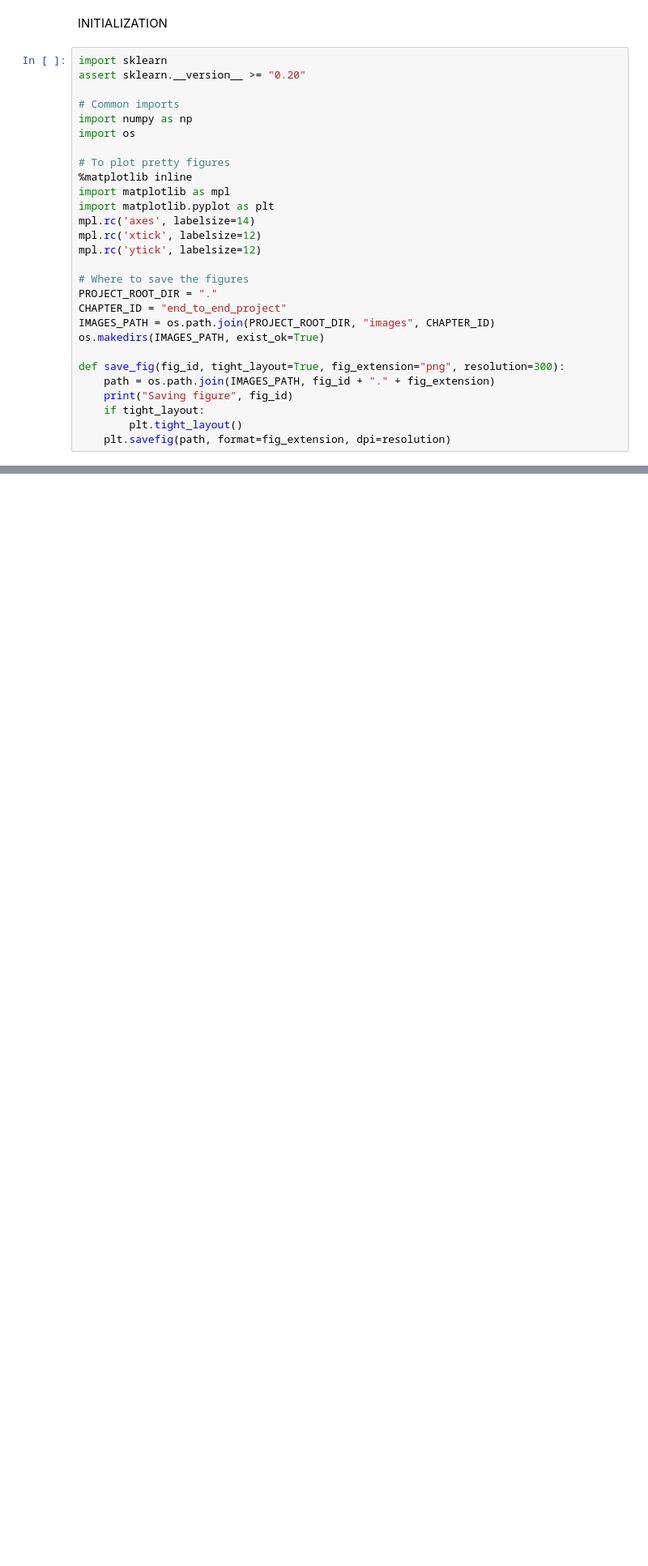
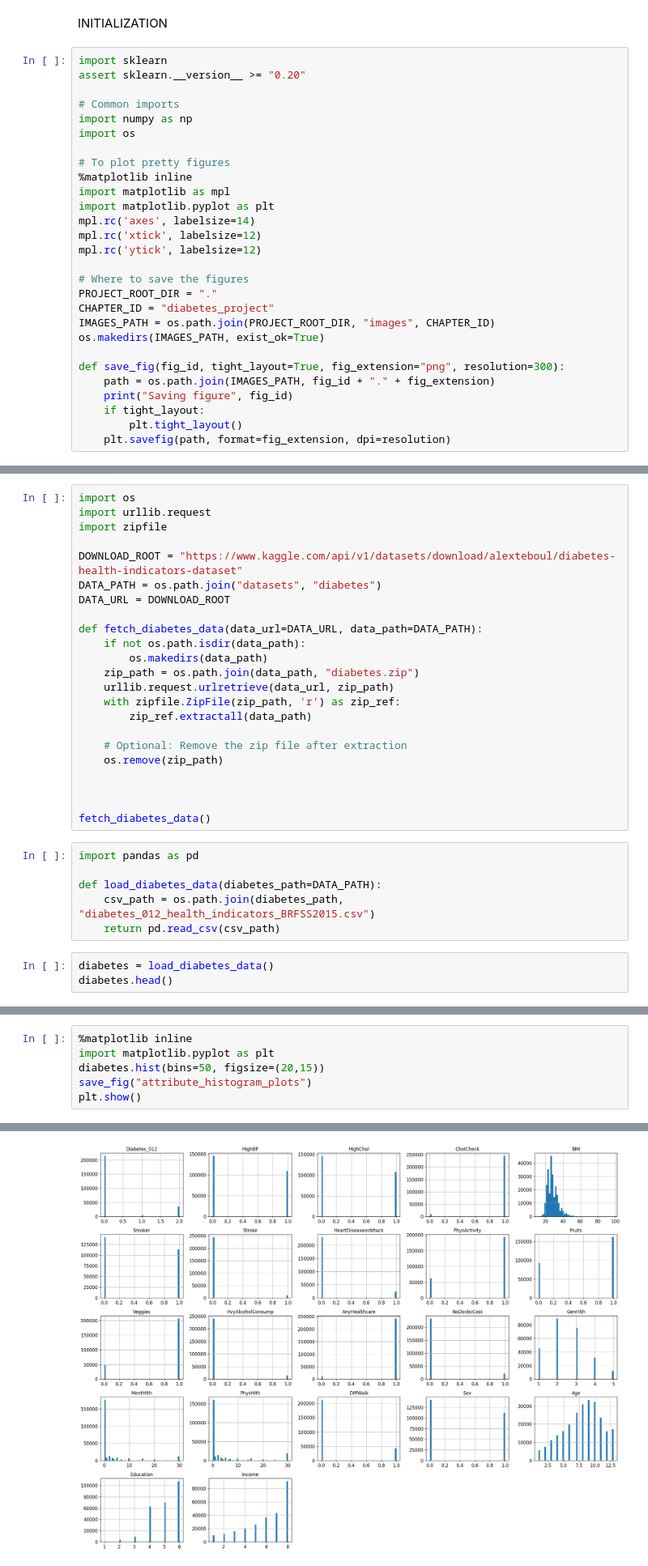
Before and after one commit to k23mhadh/DIABETES_ML_PROJECT, a Jupyter notebook: diabetes_classification.ipynb, the cells around one changed output, grey strips where cells are left out. Shown at 81% size. Drawn from its saved outputs; the diff is of its cells as text; blank space fills up the shorter version.

Commit message:
downloaded data , added data visualization

```diff
--- a/diabetes_classification.ipynb
+++ b/diabetes_classification.ipynb
@@ -20,7 +20,7 @@ mpl.rc('ytick', labelsize=12)
 
 # Where to save the figures
 PROJECT_ROOT_DIR = "."
-CHAPTER_ID = "end_to_end_project"
+CHAPTER_ID = "diabetes_project"
 IMAGES_PATH = os.path.join(PROJECT_ROOT_DIR, "images", CHAPTER_ID)
 os.makedirs(IMAGES_PATH, exist_ok=True)
 
@@ -32,0 +35,32 @@ def save_fig(fig_id, tight_layout=True, fig_extension="png", resolution=300):
+# %%
+import os
+import urllib.request
+import zipfile
+
+DOWNLOAD_ROOT = "https://www.kaggle.com/api/v1/datasets/download/alexteboul/diabetes-health-indicators-dataset"
+DATA_PATH = os.path.join("datasets", "diabetes")
+DATA_URL = DOWNLOAD_ROOT
+
+def fetch_diabetes_data(data_url=DATA_URL, data_path=DATA_PATH):
+    if not os.path.isdir(data_path):
+        os.makedirs(data_path)
+    zip_path = os.path.join(data_path, "diabetes.zip")
+    urllib.request.urlretrieve(data_url, zip_path)
+    with zipfile.ZipFile(zip_path, 'r') as zip_ref:
+        zip_ref.extractall(data_path)
+
+    # Optional: Remove the zip file after extraction
+    os.remove(zip_path)
+
+
+
+fetch_diabetes_data()
+# %%
+import pandas as pd
+
+def load_diabetes_data(diabetes_path=DATA_PATH):
+    csv_path = os.path.join(diabetes_path, "diabetes_012_health_indicators_BRFSS2015.csv")
+    return pd.read_csv(csv_path)
+# %%
+diabetes = load_diabetes_data()
+diabetes.head()
@@ -32,0 +108,7 @@ def save_fig(fig_id, tight_layout=True, fig_extension="png", resolution=300):
+# %%
+%matplotlib inline
+import matplotlib.pyplot as plt
+diabetes.hist(bins=50, figsize=(20,15))
+save_fig("attribute_histogram_plots")
+plt.show()
+# %% [output]
@@ -32,0 +116 @@ def save_fig(fig_id, tight_layout=True, fig_extension="png", resolution=300):
+[figure, added]
```
Also changed, not shown: parts of 6 cells of this notebook.
